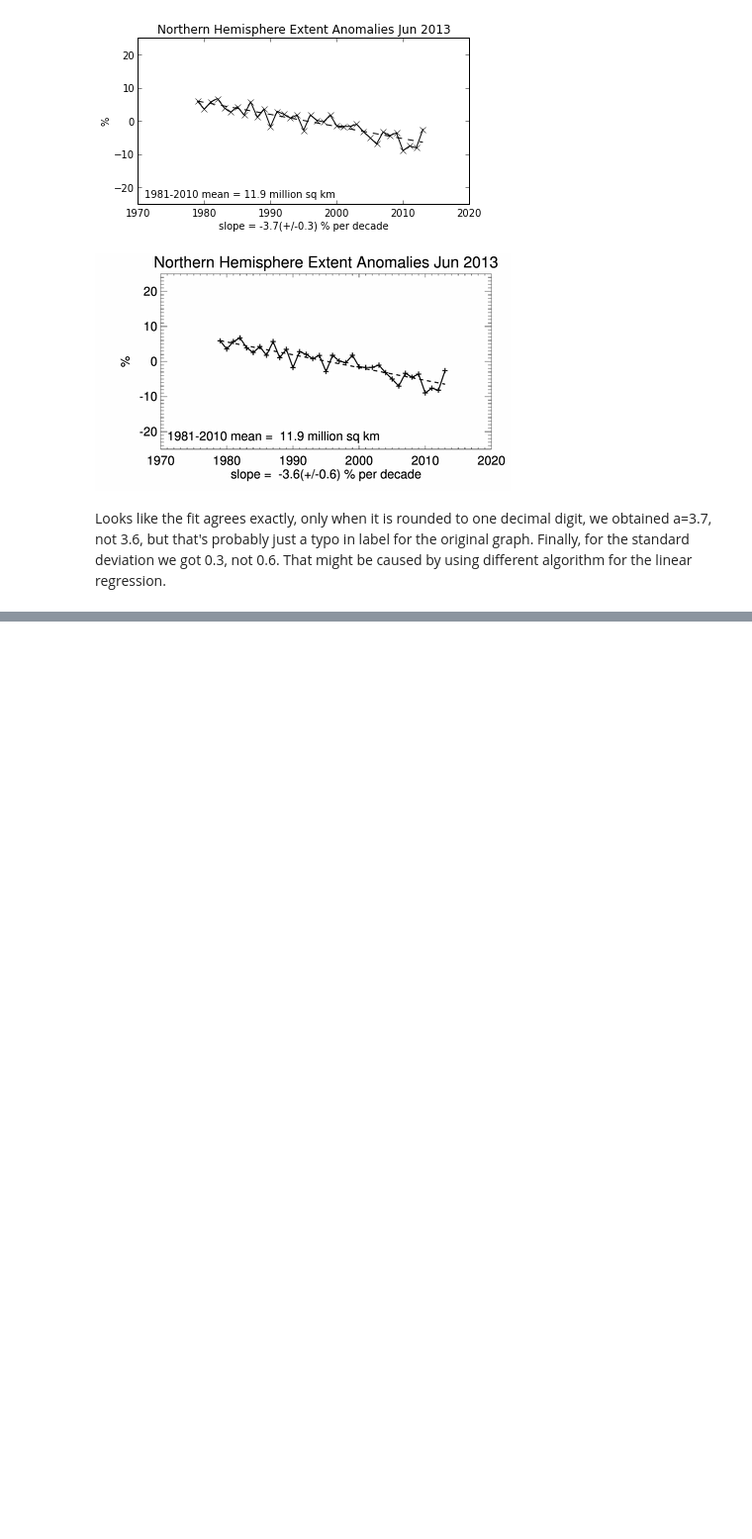
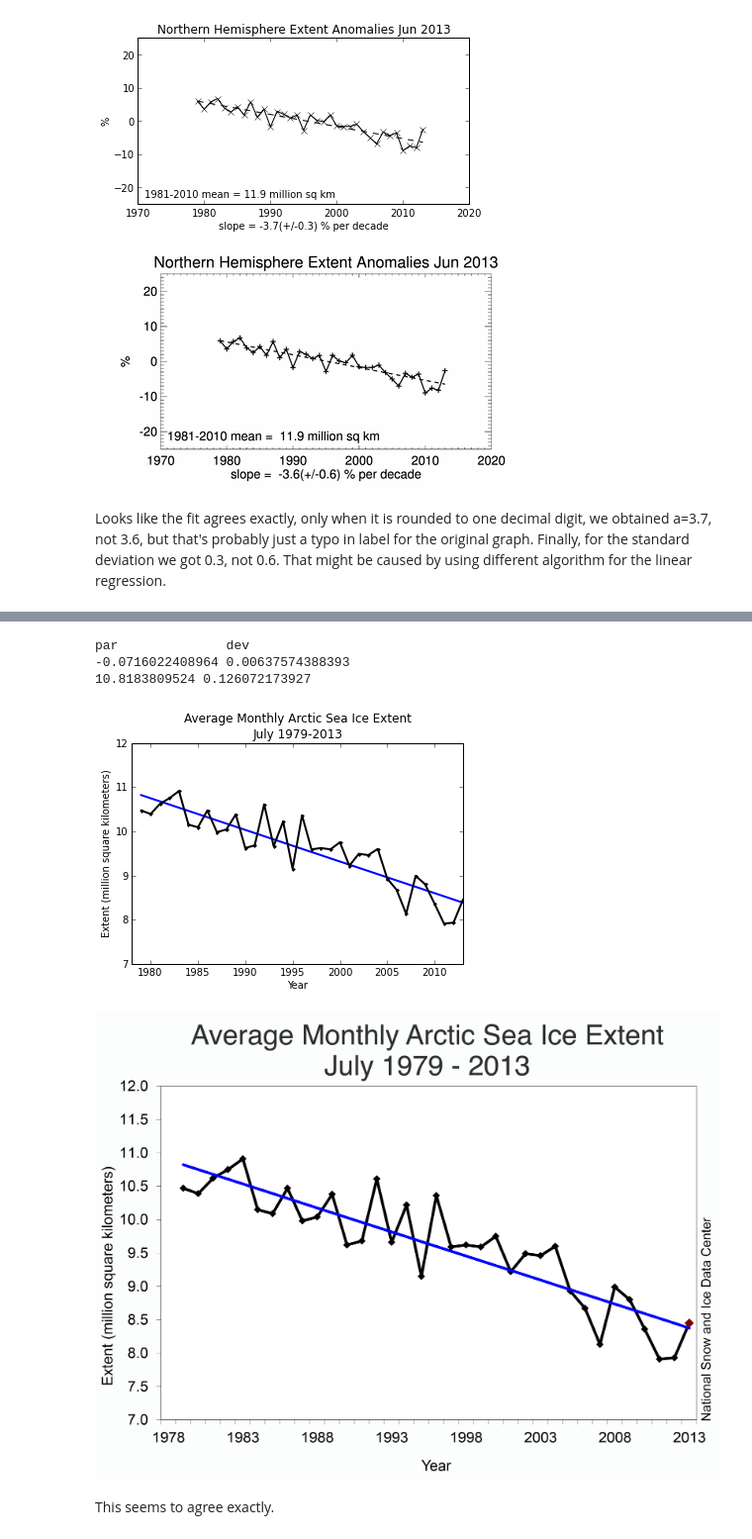
Before and after one commit to certik/climate, a Jupyter notebook: Sea Ice Index.ipynb, the cells around one changed output, grey strips where cells are left out. Shown at 99% size. Drawn from its saved outputs; the diff is of its cells as text; code cells hidden in the pictures; blank space fills up the shorter version.

```diff
--- a/Sea Ice Index.ipynb
+++ b/Sea Ice Index.ipynb
@@ -88,0 +120,3 @@ Looks like the fit agrees exactly, only when it is rounded to one decimal digit,
+# %%
+data = read_table("data/N_07_area.txt", skipfooter=16, sep="\s+")
+data
@@ -88,0 +141,33 @@ Looks like the fit agrees exactly, only when it is rounded to one decimal digit,
+# %%
+years = data.year.values
+yvals = data.extent.values
+Y0 = years[0]
+def f(x, a, b):
+    return a*(x-Y0)+b
+from scipy.optimize import curve_fit
+(a, b), pcov = curve_fit(f, years, yvals)
+adev = sqrt(pcov[0, 0])
+bdev = sqrt(pcov[1, 1])
+print "par              dev"
+print a, adev
+print b, bdev
+# %% [output]
+par              dev
+-0.0716022408964 0.00637574388393
+10.8183809524 0.126072173927
+# %%
+figure(figsize=(6, 4))
+plot(years, a*(years-Y0)+b, "b-", lw=2)
+plot(years, yvals, "k.-", lw=2)
+xlim([1978, 2013])
+ylim([7, 12])
+title("Average Monthly Arctic Sea Ice Extent\nJuly 1979-2013")
+ylabel("Extent (million square kilometers)")
+xlabel("Year")
+show()
+Image(url="http://nsidc.org/arcticseaicenews/files/2013/08/Figure3.png", embed=True, width=400)
+# %% [output]
+[figure, added]
+[figure, added]
+# %% [markdown]
+This seems to agree exactly.
```
Also changed, not shown: parts of 11 cells of this notebook.
